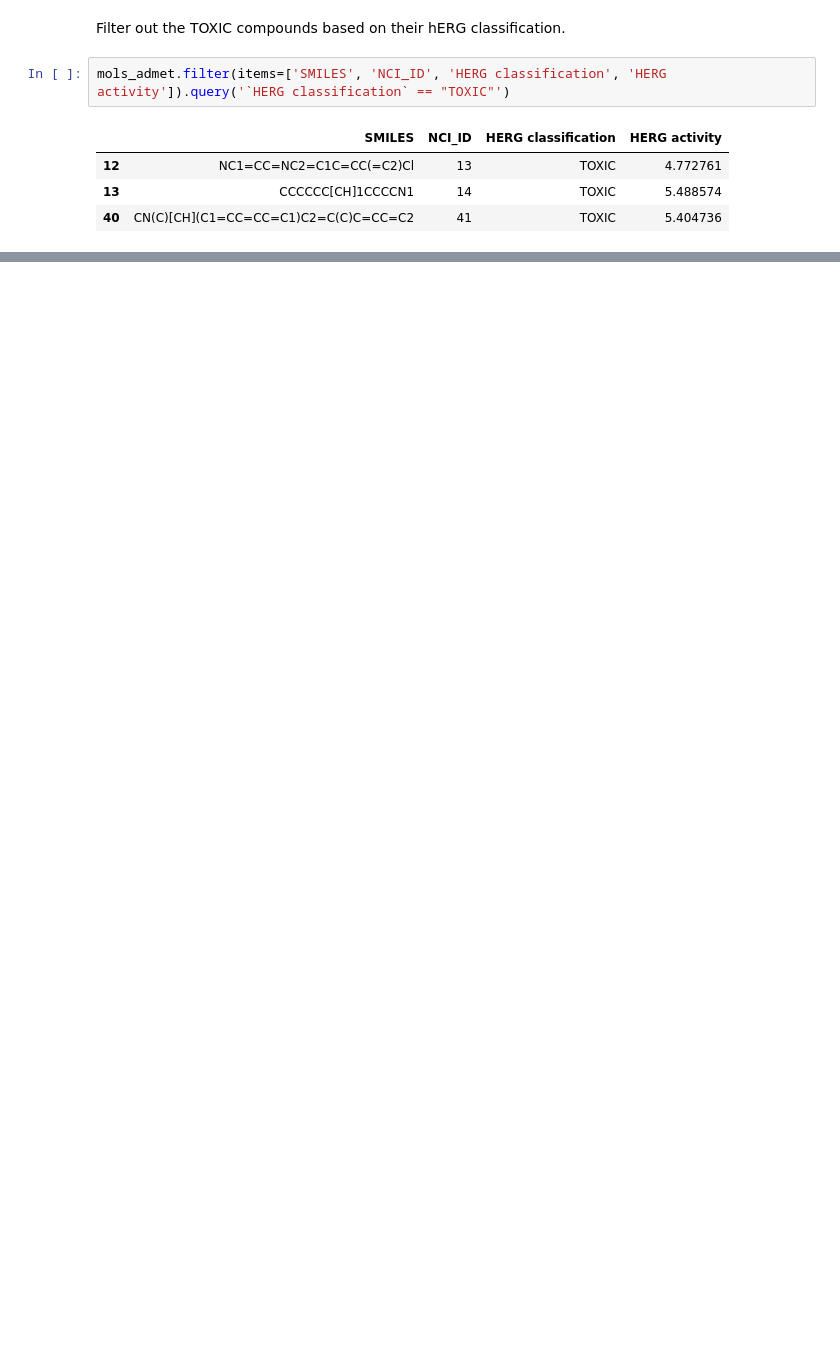
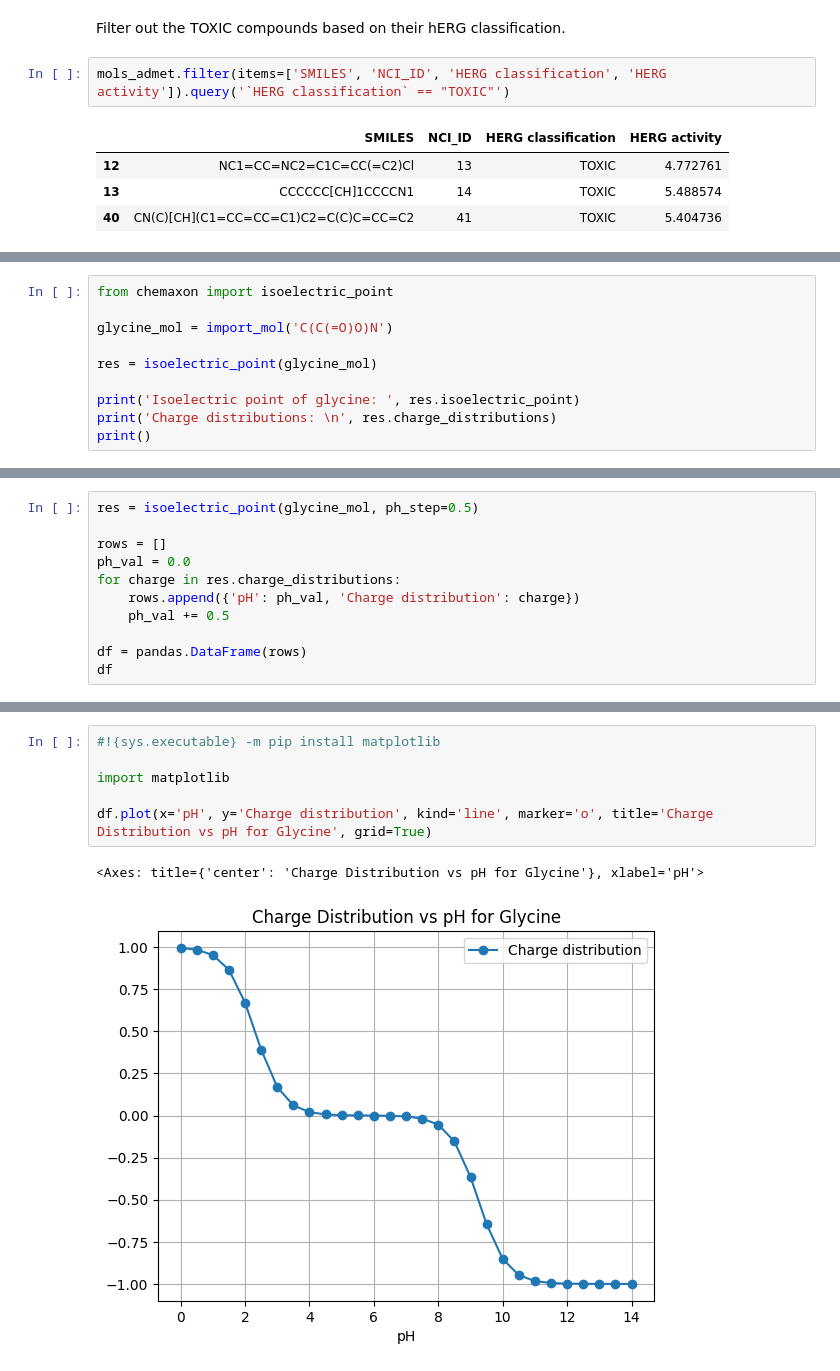
Before and after one commit to ChemAxon/python-examples, a Jupyter notebook: jupyter/02_calculators.ipynb, the cells around one changed output, grey strips where cells are left out. Saved outputs shown, nothing was run; the diff lists cells and outputs as text; blank space fills up the shorter version.

Commit message:
COG-725 Add examples for Isoelectric Point

```diff
--- a/jupyter/02_calculators.ipynb
+++ b/jupyter/02_calculators.ipynb
@@ -174,0 +177,10 @@ mols_admet.filter(items=['SMILES', 'NCI_ID', 'HERG classification', 'HERG activi
+# %%
+from chemaxon import isoelectric_point
+
+glycine_mol = import_mol('C(C(=O)O)N')
+
+res = isoelectric_point(glycine_mol)
+
+print('Isoelectric point of glycine: ', res.isoelectric_point)
+print('Charge distributions: \n', res.charge_distributions)
+print()
@@ -174,0 +193,11 @@ mols_admet.filter(items=['SMILES', 'NCI_ID', 'HERG classification', 'HERG activi
+# %%
+res = isoelectric_point(glycine_mol, ph_step=0.5)
+
+rows = []
+ph_val = 0.0
+for charge in res.charge_distributions:
+    rows.append({'pH': ph_val, 'Charge distribution': charge})
+    ph_val += 0.5
+
+df = pandas.DataFrame(rows)
+df
@@ -174,0 +222,9 @@ mols_admet.filter(items=['SMILES', 'NCI_ID', 'HERG classification', 'HERG activi
+# %%
+#!{sys.executable} -m pip install matplotlib
+
+import matplotlib
+
+df.plot(x='pH', y='Charge distribution', kind='line', marker='o', title='Charge Distribution vs pH for Glycine', grid=True)
+# %% [output]
+<Axes: title={'center': 'Charge Distribution vs pH for Glycine'}, xlabel='pH'>
+[figure, added]
```
Also changed, not shown: parts of 3 cells of this notebook.
